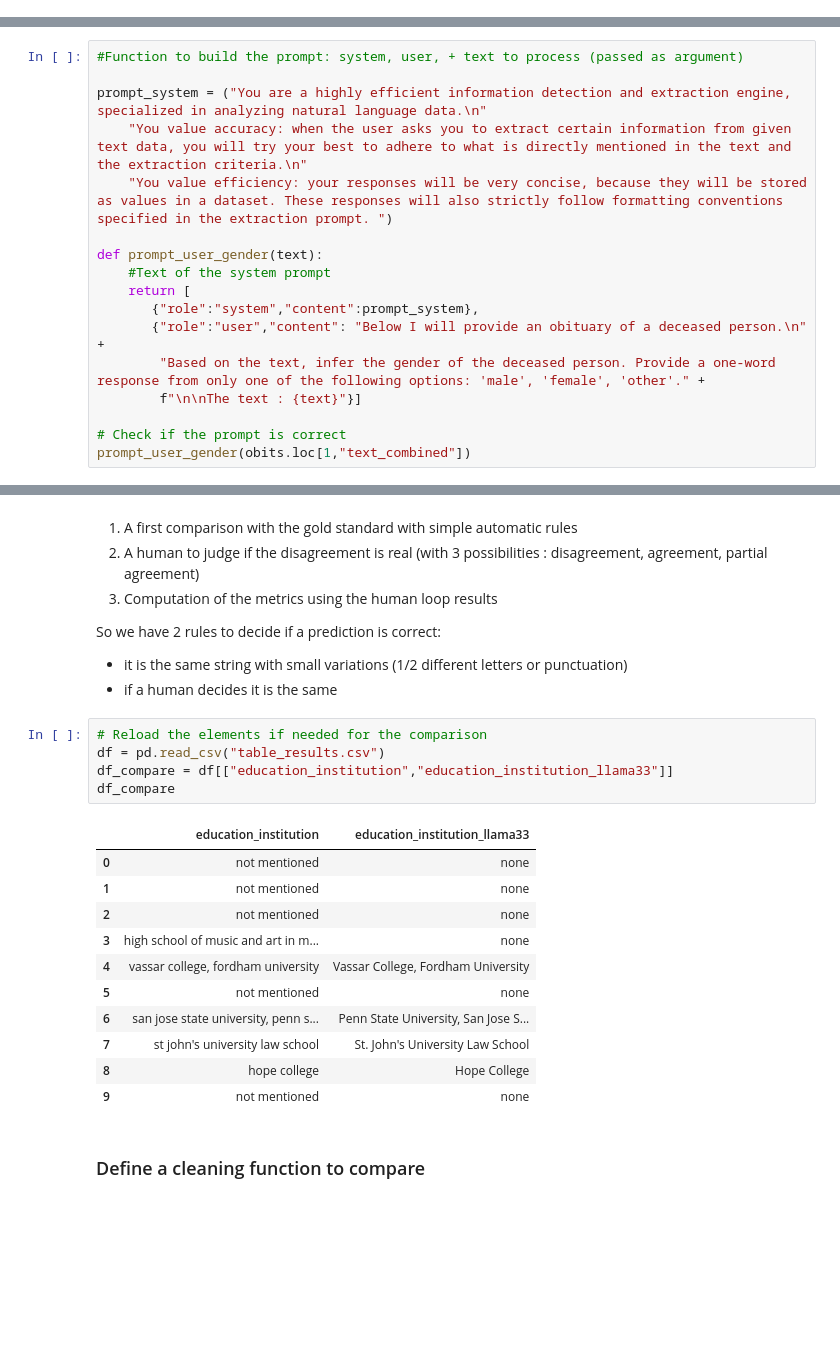
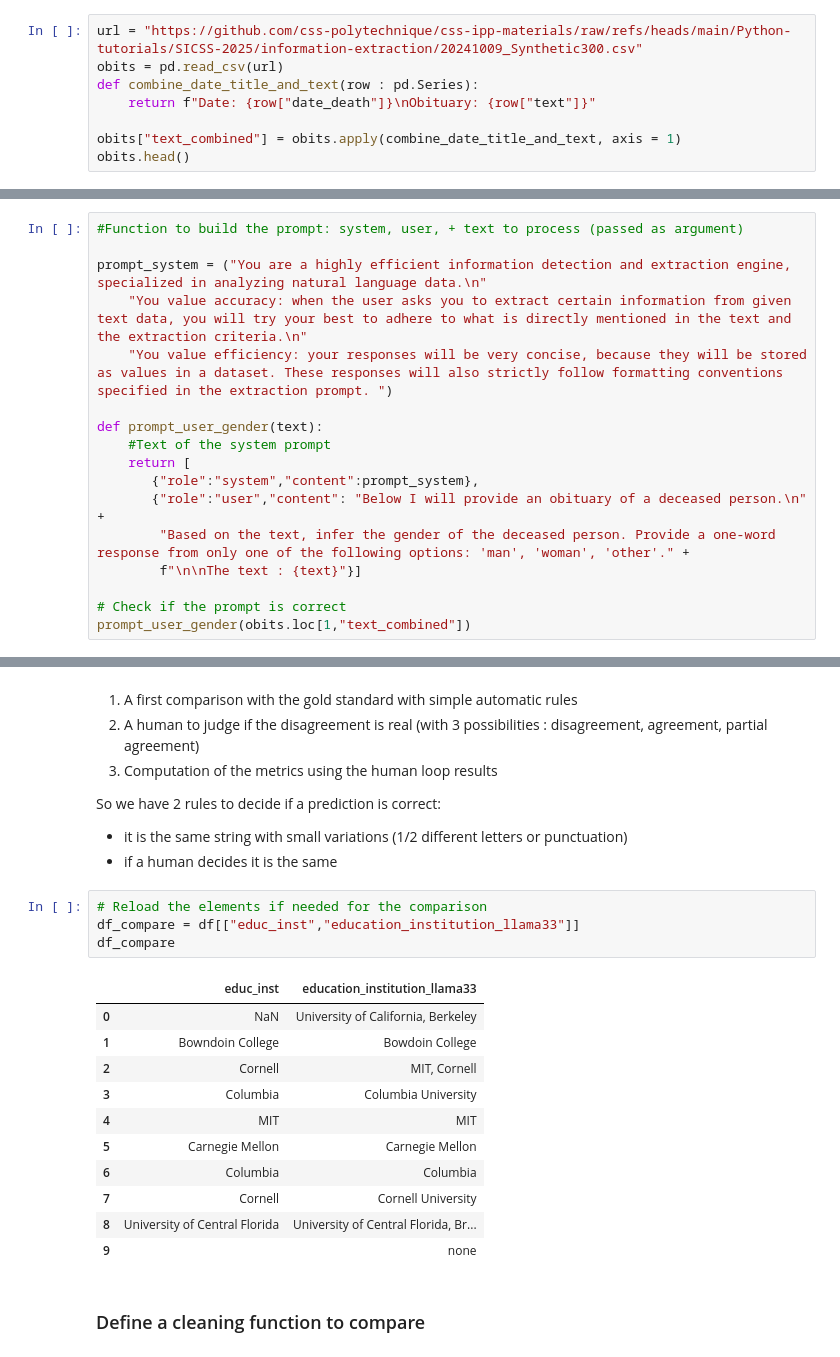
Before and after one commit to css-polytechnique/css-ipp-materials, a Jupyter notebook: Python-tutorials/SICSS-2025/information-extraction/IC2S2_Information_extraction.ipynb, the cells around one changed output, grey strips where cells are left out. Drawn from its saved outputs; the diff is of its cells as text; blank space fills up the shorter version.

```diff
--- a/Python-tutorials/SICSS-2025/information-extraction/IC2S2_Information_extraction.ipynb
+++ b/Python-tutorials/SICSS-2025/information-extraction/IC2S2_Information_extraction.ipynb
@@ -101,0 +89,8 @@ obits.head()
+# %%
+url = "https://github.com/css-polytechnique/css-ipp-materials/raw/refs/heads/main/Python-tutorials/SICSS-2025/information-extraction/20241009_Synthetic300.csv"
+obits = pd.read_csv(url)
+def combine_date_title_and_text(row : pd.Series):
+    return f"Date: {row["date_death"]}\nObituary: {row["text"]}"
+
+obits["text_combined"] = obits.apply(combine_date_title_and_text, axis = 1)
+obits.head()
@@ -124,7 +127,7 @@ def prompt_user_gender(text):
     return [
        {"role":"system","content":prompt_system},
        {"role":"user","content": "Below I will provide an obituary of a deceased person.\n" +
-        "Based on the text, infer the gender of the deceased person. Provide a one-word response from only one of the following options: 'male', 'female', 'other'." +
+        "Based on the text, infer the gender of the deceased person. Provide a one-word response from only one of the following options: 'man', 'woman', 'other'." +
         f"\n\nThe text : {text}"}]
 
 # Check if the prompt is correct
@@ -261,21 +265,20 @@ So we have 2 rules to decide if a prediction is correct:
 - if a human decides it is the same
 # %%
 # Reload the elements if needed for the comparison
-df = pd.read_csv("table_results.csv")
-df_compare = df[["education_institution","education_institution_llama33"]]
+df_compare = df[["educ_inst","education_institution_llama33"]]
 df_compare
 # %% [output]
-|  | education_institution | education_institution_llama33 |
-| 0 | not mentioned | none |
-| 1 | not mentioned | none |
-| 2 | not mentioned | none |
-| 3 | high school of music and art in m... | none |
-| 4 | vassar college, fordham university | Vassar College, Fordham University |
-| 5 | not mentioned | none |
-| 6 | san jose state university, penn s... | Penn State University, San Jose S... |
-| 7 | st john's university law school | St. John's University Law School |
-| 8 | hope college | Hope College |
-| 9 | not mentioned | none |
+|  | educ_inst | education_institution_llama33 |
+| 0 | NaN | University of California, Berkeley |
+| 1 | Bowndoin College | Bowdoin College |
+| 2 | Cornell | MIT, Cornell |
+| 3 | Columbia | Columbia University |
+| 4 | MIT | MIT |
+| 5 | Carnegie Mellon | Carnegie Mellon |
+| 6 | Columbia | Columbia |
+| 7 | Cornell | Cornell University |
+| 8 | University of Central Florida | University of Central Florida, Br... |
+| 9 |  | none |
 # %% [markdown]
 ### Define a cleaning function to compare
 # %%
```
Also changed, not shown: parts of 15 cells of this notebook.
